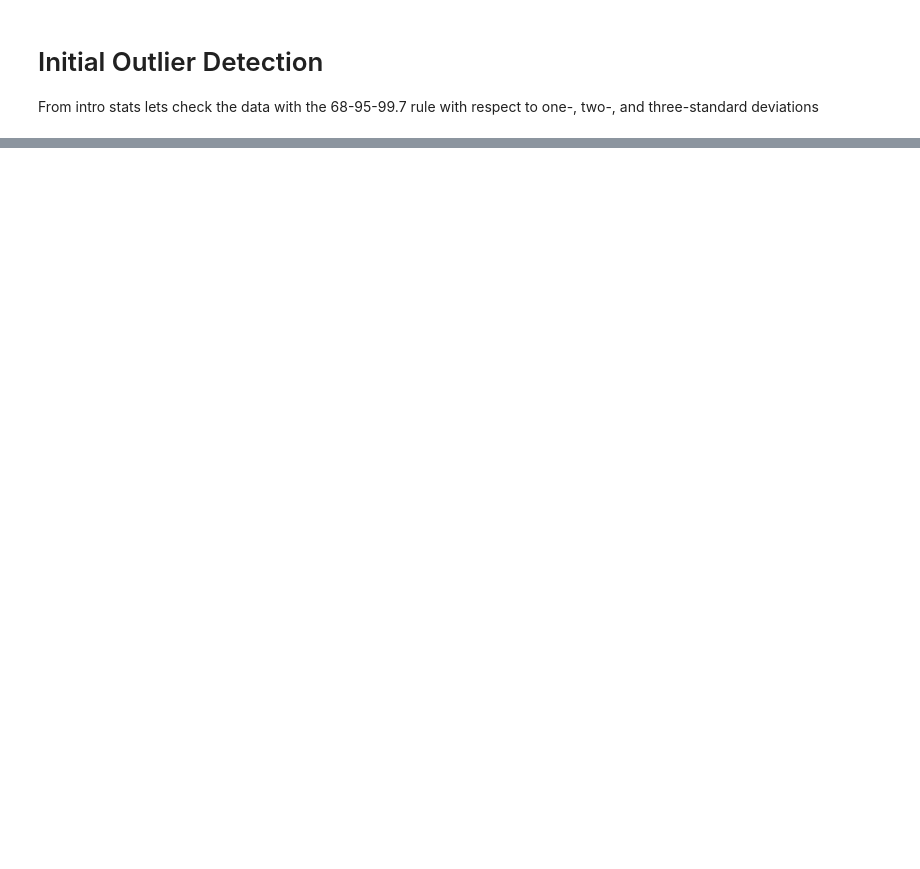
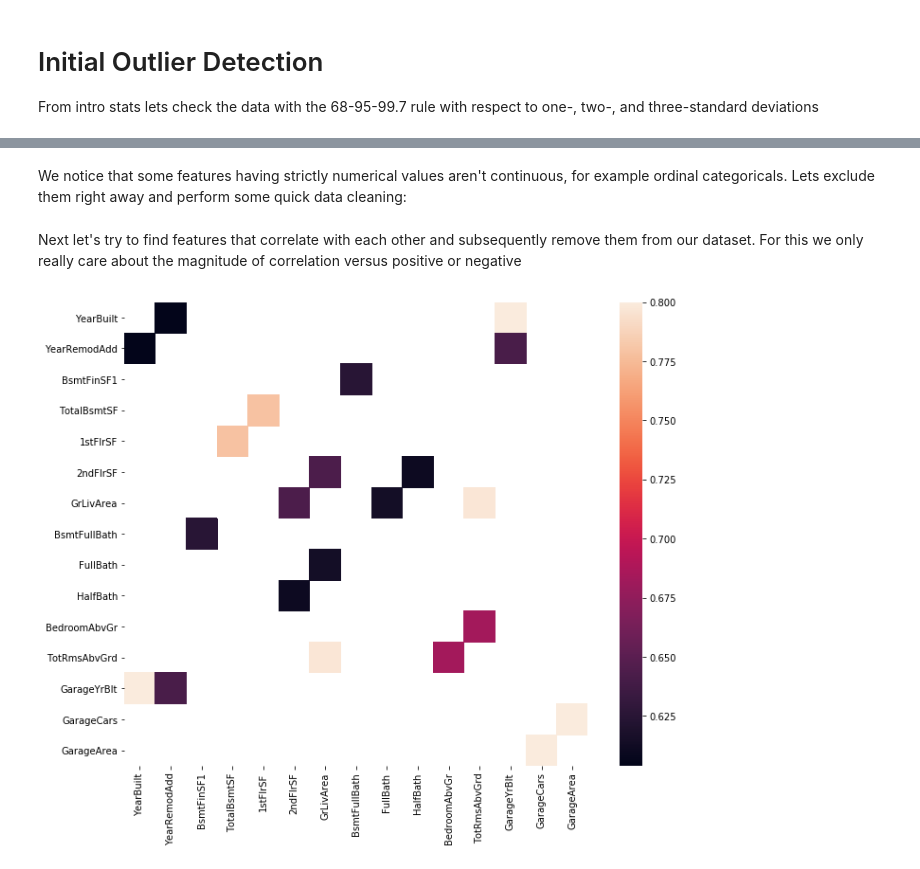
Before and after one commit to ChrisMattSam/cuanto_cuesta_casa, a Jupyter notebook: house_prices_jupyter.ipynb, the cells around one changed output, grey strips where cells are left out. Saved outputs shown, nothing was run; the diff lists cells and outputs as text; code cells hidden in the pictures; blank space fills up the shorter version.

```diff
--- a/house_prices_jupyter.ipynb
+++ b/house_prices_jupyter.ipynb
@@ -209,16 +100,0 @@ Out of laziness, lets just turn them into dummy variables minus YrSold and PoolA
-# %%
-def reg_prep(df):
-    for col in df.select_dtypes(exclude = ['object']):
-        if col not in ['YrSold', 'PoolArea'] and len(df[col].unique()) < 12:
-            print('The col to be dummied is ' + col)
-            #print(pd.get_dummies(df[col],prefix = col))
-            df = pd.concat([df.drop(columns = col),pd.get_dummies(df[col],prefix = col)], axis = 1)
-        return df.select_dtypes(exclude = ['object'])
-
-
-y = pd.concat([df['SalePrice'].to_frame(), pd.read_csv('data/sample_submission.csv').set_index('Id')])
-
-test = pd.read_csv('data/test.csv').set_index('Id')
-df.drop(columns = 'SalePrice', inplace = True)
-X = reg_prep(pd.concat([df,test[df.columns]]))
-#X.isnull().sum().sort_values(ascending = False)
@@ -250,6 +100,0 @@ def check_skew_kurtosis(df, feature = 'SalePrice', pics_only = False,):
-# %%
-continuous = ['LotArea', 'BsmtFinSF1', 'BsmtFinSF2', 'BsmtUnfSF', '1stFlrSF','LowQualFinSF','GrLivArea','GarageArea',
-              'WoodDeckSF', 'OpenPorchSF', 'EnclosedPorch','3SsnPorch','ScreenPorch', 'PoolArea', 'YearBuilt']
-
-for col in continuous:
-    X[col] = (X[col] - X[col].mean())/X[col].std()
@@ -283,0 +125,29 @@ print(categorical)
+# %% [markdown]
+We notice that some features having strictly numerical values aren't continuous, for example ordinal categoricals.  Lets exclude them right away and perform some quick data cleaning:
+# %%
+drop_cols = list(df.select_dtypes(exclude = ['number']).columns)
+[drop_cols.append(col) for col in ['MSSubClass','OverallQual','OverallCond', 'MiscVal']]
+
+'quick cleaning:'
+df['LotFrontage'].replace(np.nan,0, inplace = True)
+df['MasVnrArea'].replace(np.nan,0, inplace = True)
+# %% [markdown]
+Next let's try to find features that correlate with each other and subsequently remove them from our dataset.  For this we only really care about the magnitude of correlation versus positive or negative
+# %%
+def abs_corr(df, drop_cols = [], min_val = .6, max_val = 1, plot_me = True, plot_x = 12, plot_y = 9):
+    if len(drop_cols) > 0:
+        drop_cols = list(set(drop_cols))
+        df = df[[i for i in df.columns if i not in drop_cols]]
+    abs_mtx = df.drop(columns = 'SalePrice').corr().abs()
+
+    mtx = abs_mtx[(abs_mtx < max_val) & (abs_mtx >= min_val)].dropna(1, 'all').dropna(0, 'all')
+    if plot_me:
+        plt.subplots(figsize=(plot_x, plot_y))
+        sbn.heatmap(mtx, vmax=.8, square=True)
+        plt.show()
+    else:
+        return mtx
+
+abs_corr(df.drop(columns = 'log_SalePrice'), drop_cols)
+# %% [output]
+[figure, added]
```
Also changed, not shown: parts of 62 cells of this notebook, 2 other files.
